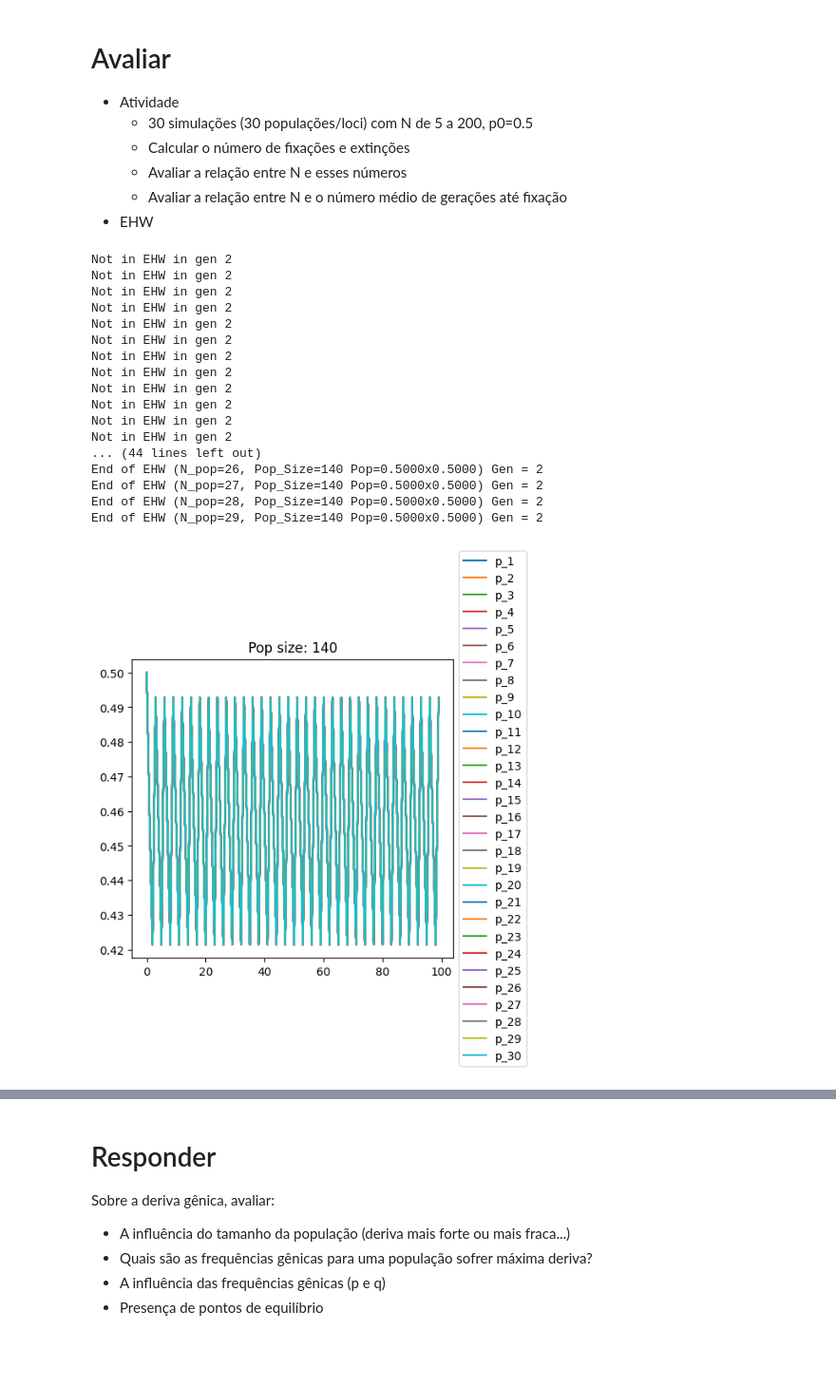
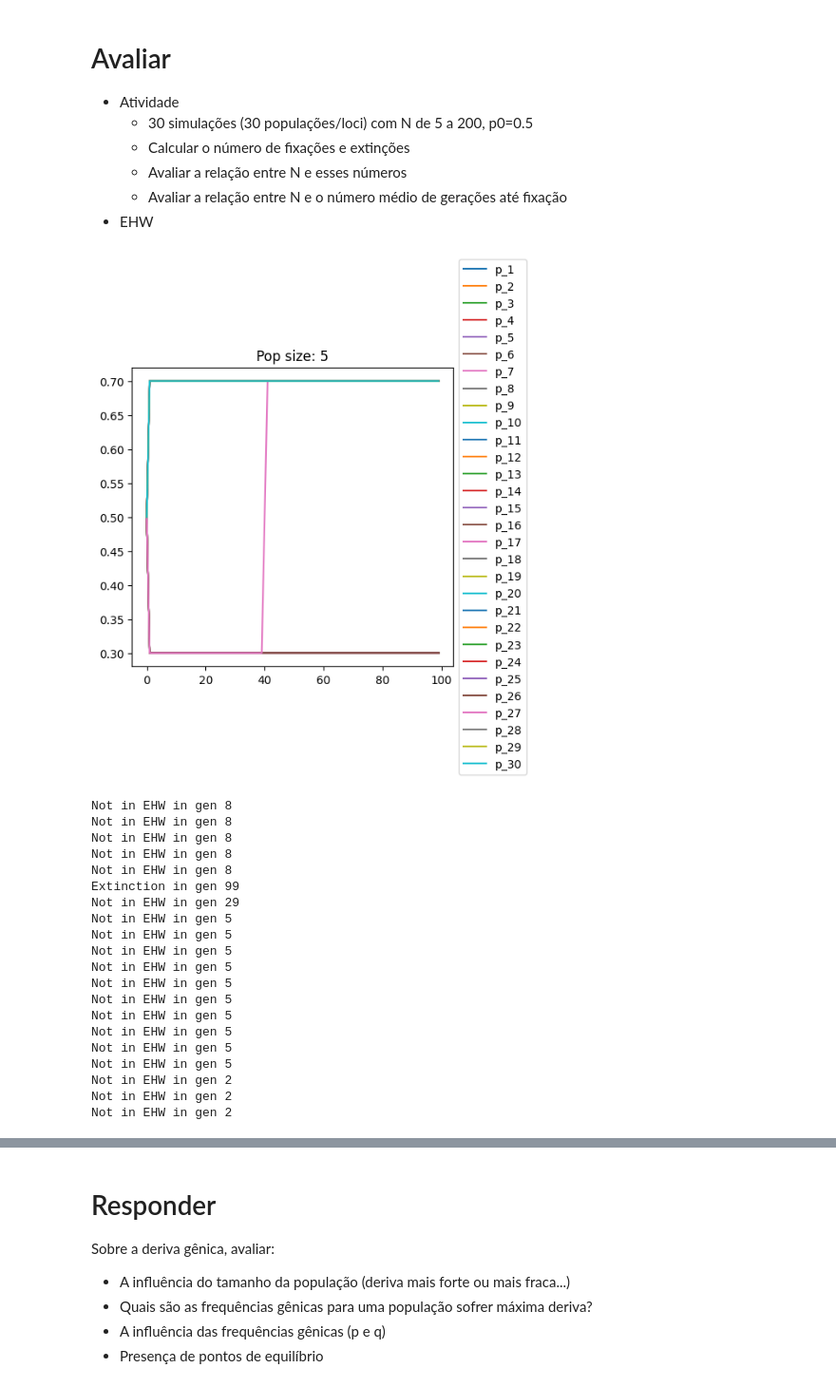
Before and after one commit to mauro-moura/GA044-Evolucao, a Jupyter notebook: implementation_5/implementation_5.ipynb, the cells around one changed output, grey strips where cells are left out. Shown at 95% size. Drawn from its saved outputs; the diff is of its cells as text; code cells hidden in the pictures; blank space fills up the shorter version.

```diff
--- a/implementation_5/implementation_5.ipynb
+++ b/implementation_5/implementation_5.ipynb
@@ -12,24 +14,36 @@ from utils.evolution_functions import next_finite_drift_generation
 from utils.evolution_functions import generate_random_samples
 from utils.statistic_utils import run_chi_squared_test
 
-
-def run_exp(p0_list, q0_list, pop_size_list, n_loci, t, u=0, v=0):
+def run_exp(p0_list, q0_list, pop_size_list, n_loci, t, u=0, v=0, n=1):
     ehw_gens = {}
+    extinctions_gens = {}
     for p0, q0 in zip(p0_list, q0_list):
         for pop_size in pop_size_list:
             p_t_list = []
             q_t_list = []
+            p2_t_list = []
+            q2_t_list = []
+            pq_t_list = []
+            chi_squared_list = []
             for pop in range(n_loci):
                 p_t = np.zeros(t.shape)
                 q_t = np.zeros(t.shape)
+                chi_squared = np.zeros(t.shape[0] - 1)
                 p_t[0] = p0
                 q_t[0] = q0
                 expected = generate_random_samples(p0, q0, pop_size)
                 dict_key = f"N_pop={pop}, Pop_Size={pop_size} Pop={p0:.4f}x{q0:.4f}"
                 for i in range(1, t.shape[0]):
-                    p, q = next_finite_drift_generation(p_t[i-1], q_t[i-1], u, v, pop_size)
+                    p, q = next_finite_drift_generation(p_t[i-1], q_t[i-1], u, v, pop_size, seed=int(time.time()))
                     p_t[i] = p
                     q_t[i] = q
+
+                    # Avaliar extinção
+                    if p == 0 or q == 0 and not extinctions_gens.get(dict_key, None):
+                        print(f"Extinction in gen {i}")
+                        extinctions_gens[dict_key] = i
+
+                    # Valor de variância máxima -> Deriva máxima
 
                     observed = generate_random_samples(p, q, pop_size)
                     chi_2, is_correlated = run_chi_squared_test(observed, expected, n)
@@ -37,8 +51,15 @@ def run_exp(p0_list, q0_list, pop_size_list, n_loci, t, u=0, v=0):
                         print(f"Not in EHW in gen {i}")
                         ehw_gens[dict_key] = i
 
+                    chi_squared[i - 1] = chi_2
+
                 p_t_list.append(p_t)
                 q_t_list.append(q_t)
+
+                p2_t_list.append(p_t ** 2)
+                q2_t_list.append(q_t ** 2)
+                pq_t_list.append(2 * p_t * q_t)
+                chi_squared_list.append(chi_squared)
 
                 # Avaliar pontos de equilíbrio
                 # plt.plot(t, p, label='Locus %d'%i)
@@ -56,6 +77,14 @@ def run_exp(p0_list, q0_list, pop_size_list, n_loci, t, u=0, v=0):
             # Put a legend to the right of the current axis
             ax.legend(loc='center left', bbox_to_anchor=(1, 0.5))
             ax.title.set_text(f'Pop size: {pop_size}')
+            plt.show()
+
+            # plt.plot(t, p2_t_list, label='p²')
+            # plt.plot(t, q2_t_list, label='q²')
+            # plt.plot(t, pq_t_list, label='2pq')
+
+            # plt.legend()
+            # plt.show()
 
     if ehw_gens:
         for key, value in ehw_gens.items():
@@ -72,32 +101,33 @@ def run_exp(p0_list, q0_list, pop_size_list, n_loci, t, u=0, v=0):
 # %%
 n = 1 # Degrees of freedom
 
 n_loci = 30 # Number of loci, quantity of distinct populations
-# 140 deu um resultado bem estranhos
-# pop_size_list = [i for i in range(5, 200, 50)]
-pop_size_list = [140]
+pop_size_list = [i for i in range(5, 200, 50)]
+# pop_size_list = [140]
 t = np.arange(1e2).astype(int) # Number of generations
 p0_list = [0.5]
 q0_list = [1 - p0 for p0 in p0_list]
-seed = 2024
 
 run_exp(p0_list, q0_list, pop_size_list, n_loci, t)
 # %% [output]
+[figure, new version]
+Not in EHW in gen 8
+Not in EHW in gen 8
+Not in EHW in gen 8
+Not in EHW in gen 8
+Not in EHW in gen 8
+Extinction in gen 99
+Not in EHW in gen 29
+Not in EHW in gen 5
+Not in EHW in gen 5
+Not in EHW in gen 5
+Not in EHW in gen 5
+Not in EHW in gen 5
+Not in EHW in gen 5
+Not in EHW in gen 5
+Not in EHW in gen 5
+Not in EHW in gen 5
+Not in EHW in gen 5
 Not in EHW in gen 2
 Not in EHW in gen 2
 Not in EHW in gen 2
-Not in EHW in gen 2
-Not in EHW in gen 2
-Not in EHW in gen 2
-Not in EHW in gen 2
-Not in EHW in gen 2
-Not in EHW in gen 2
-Not in EHW in gen 2
-Not in EHW in gen 2
-Not in EHW in gen 2
-... (44 lines left out)
-End of EHW (N_pop=26, Pop_Size=140 Pop=0.5000x0.5000) Gen = 2
-End of EHW (N_pop=27, Pop_Size=140 Pop=0.5000x0.5000) Gen = 2
-End of EHW (N_pop=28, Pop_Size=140 Pop=0.5000x0.5000) Gen = 2
-End of EHW (N_pop=29, Pop_Size=140 Pop=0.5000x0.5000) Gen = 2
-[figure, old version]
```
Also changed, not shown: parts of 3 cells of this notebook, 15 other files.
